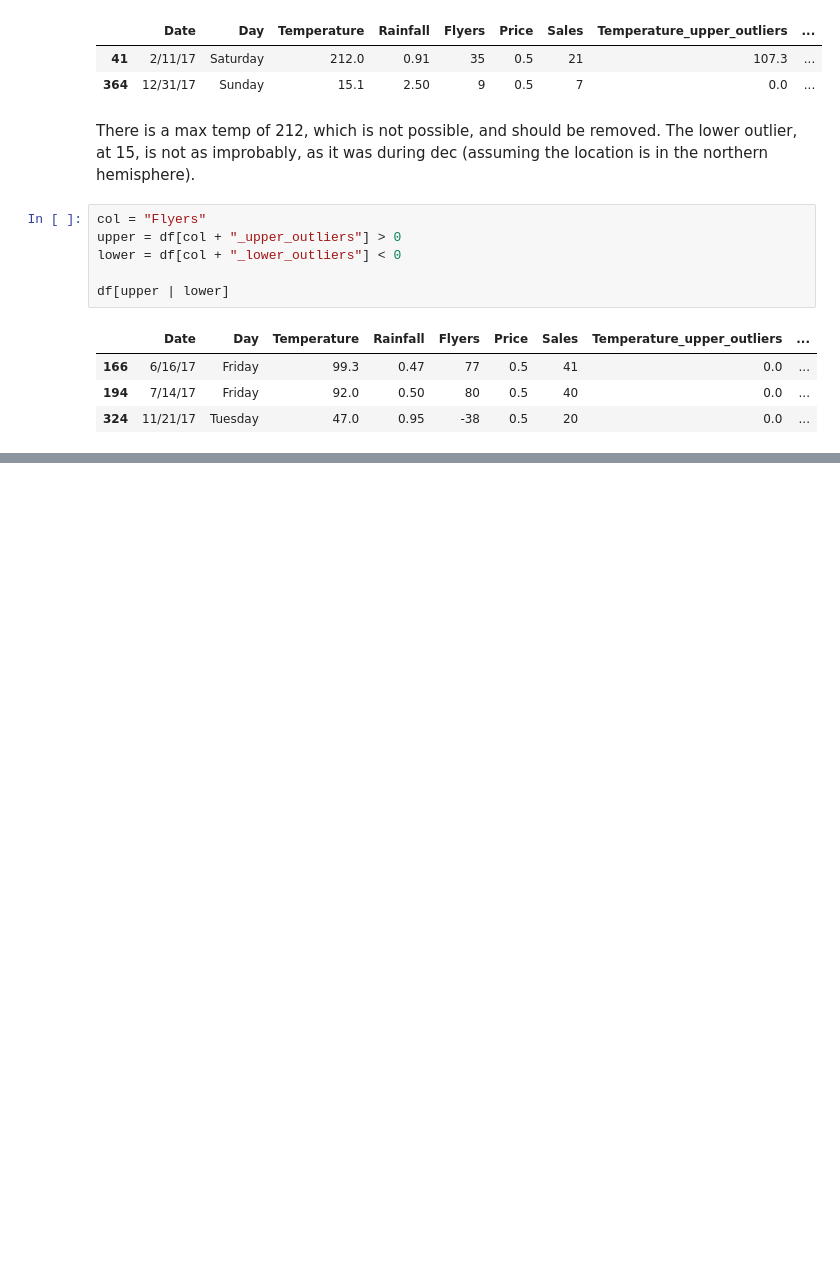
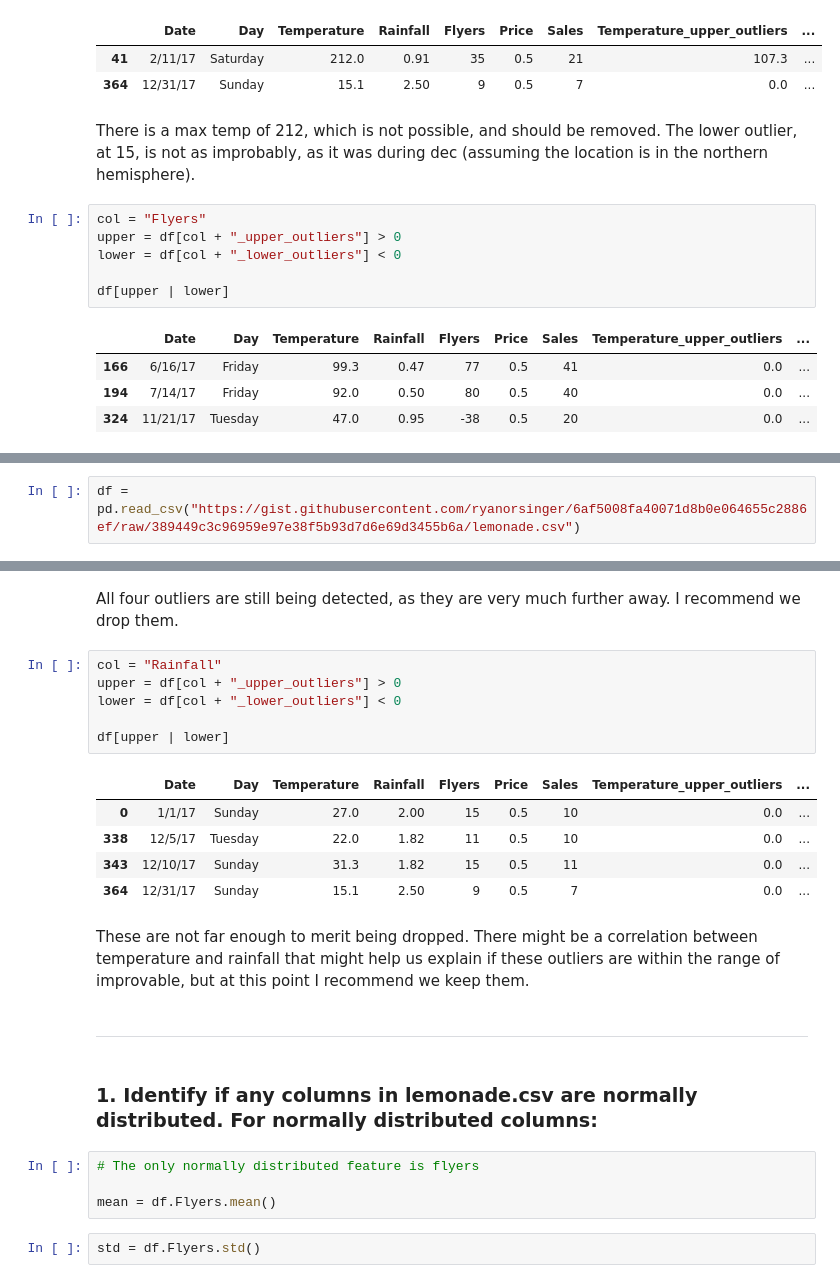
Before and after one commit to guedanie/anomaly_detection, a Jupyter notebook: continuous_probabilistic_methods.ipynb, the cells around one changed output, grey strips where cells are left out. Saved outputs shown, nothing was run; the diff lists cells and outputs as text; blank space fills up the shorter version.

```diff
--- a/continuous_probabilistic_methods.ipynb
+++ b/continuous_probabilistic_methods.ipynb
@@ -134,0 +158,2 @@ df[upper | lower]
+# %%
+df = pd.read_csv("https://gist.githubusercontent.com/ryanorsinger/6af5008fa40071d8b0e064655c2886ef/raw/389449c3c96959e97e38f5b93d7d6e69d3455b6a/lemonade.csv")
@@ -134,0 +209,26 @@ df[upper | lower]
+# %% [markdown]
+All four outliers are still being detected, as they are very much further away. I recommend we drop them.
+# %%
+col = "Rainfall"
+upper = df[col + "_upper_outliers"] > 0
+lower = df[col + "_lower_outliers"] < 0
+
+df[upper | lower]
+# %% [output]
+|  | Date | Day | Temperature | Rainfall | Flyers | Price | Sales | Temperature_upper_outliers | ... |
+| 0 | 1/1/17 | Sunday | 27.0 | 2.00 | 15 | 0.5 | 10 | 0.0 | ... |
+| 338 | 12/5/17 | Tuesday | 22.0 | 1.82 | 11 | 0.5 | 10 | 0.0 | ... |
+| 343 | 12/10/17 | Sunday | 31.3 | 1.82 | 15 | 0.5 | 11 | 0.0 | ... |
+| 364 | 12/31/17 | Sunday | 15.1 | 2.50 | 9 | 0.5 | 7 | 0.0 | ... |
+# %% [markdown]
+These are not far enough to merit being dropped. There might be a correlation between temperature and rainfall that might help us explain if these outliers are within the range of improvable, but at this point I recommend we keep them.
+# %% [markdown]
+-------
+# %% [markdown]
+### 1. Identify if any columns in lemonade.csv are normally distributed. For normally distributed columns:
+# %%
+# The only normally distributed feature is flyers
+
+mean = df.Flyers.mean()
+# %%
+std = df.Flyers.std()
```
Also changed, not shown: parts of 17 cells of this notebook.
